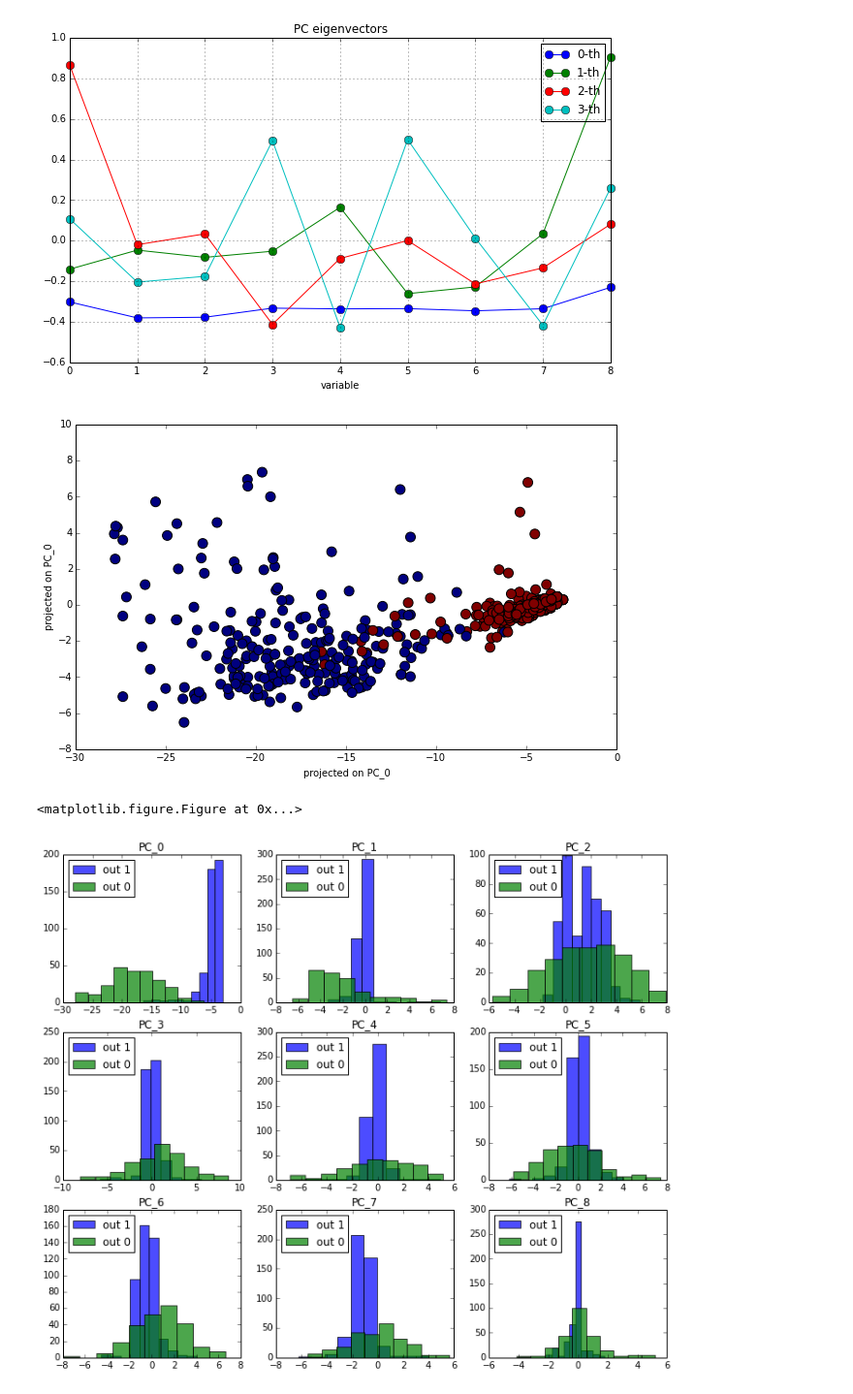
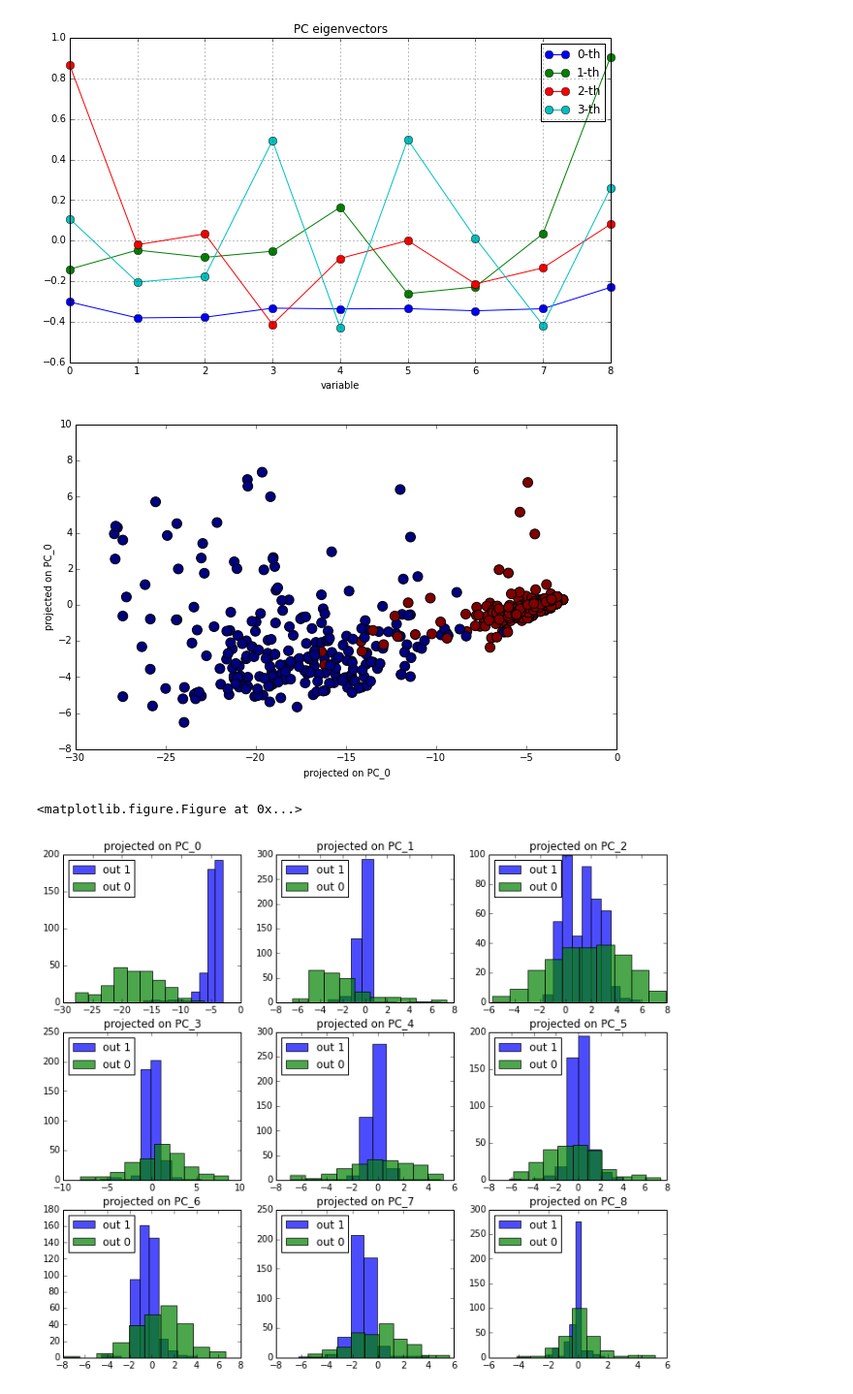
Before and after one commit to tcompa/scripts, a Jupyter notebook: PCA/PCA_wilke_biopsy.ipynb, the cells around one changed output. Shown at 97% size. Cells and saved outputs as stored; diff of their text form; code cells hidden in the pictures.

```diff
--- a/PCA/PCA_wilke_biopsy.ipynb
+++ b/PCA/PCA_wilke_biopsy.ipynb
@@ -65,22 +65,22 @@ plt.show()
 # %%
 # project samples onto PC eigenvectors
 x_proj = numpy.dot(data, evects)
 i, j = 0, 1
 plt.xlabel('projected on PC_%i' % i)
 plt.ylabel('projected on PC_%i' % i)
 plt.scatter(x_proj[:, i], x_proj[:, j], s=100, c=outcomes)
 plt.show()
 plt.clf()
 # show histograms of samples projected on each PC eigenvector
 plt.figure(figsize=(12.0,10.0))
 for i in xrange(D):
     plt.subplot(3, 3, i + 1)
-    plt.title('PC_%i' % i)
+    plt.title('projected on PC_%i' % i)
     plt.hist(x_proj[outcomes, i], alpha=0.7, label='out 1')
     plt.hist(x_proj[True - outcomes, i], alpha=0.7, label='out 0')
     plt.legend(loc=2)
 plt.show()
 # %% [output]
 [figure]
 <matplotlib.figure.Figure at 0x...>
-[figure, old version]
+[figure, new version]
```
